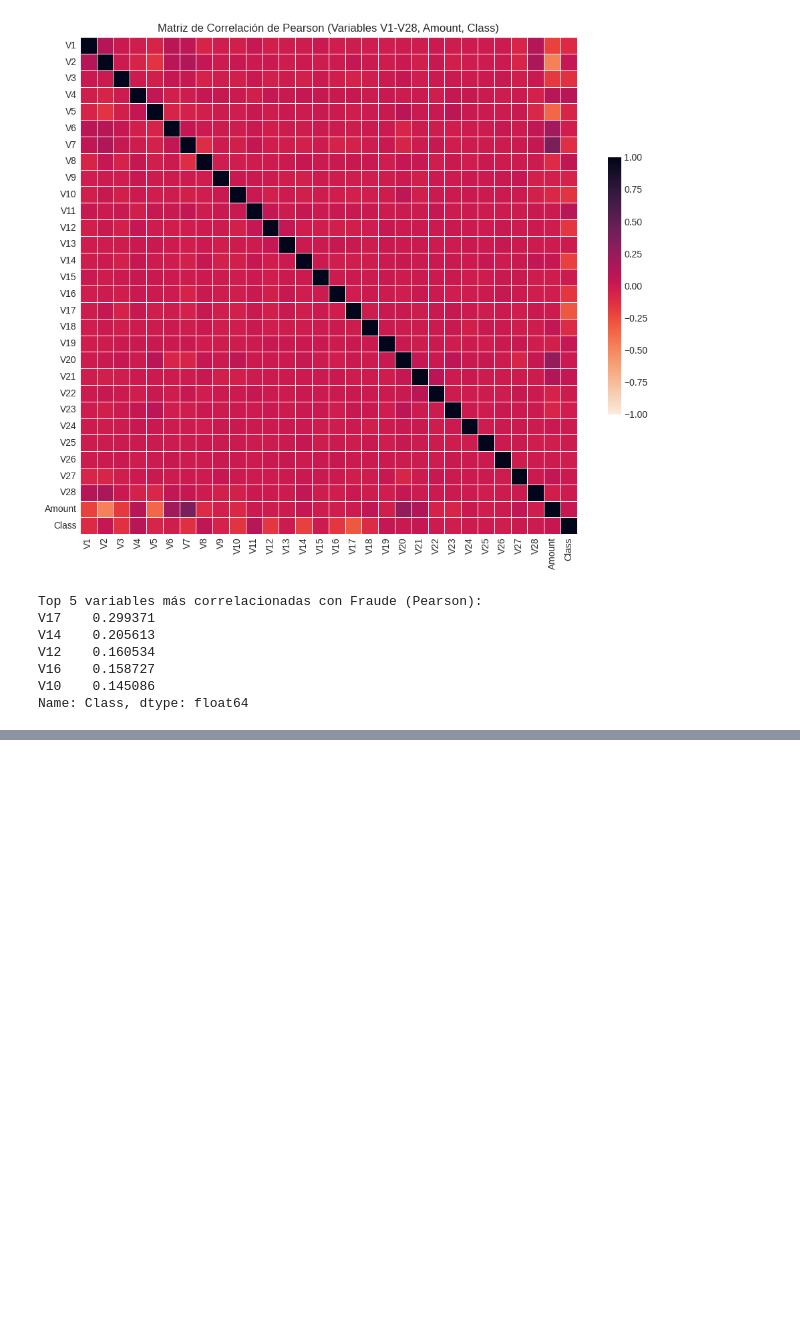
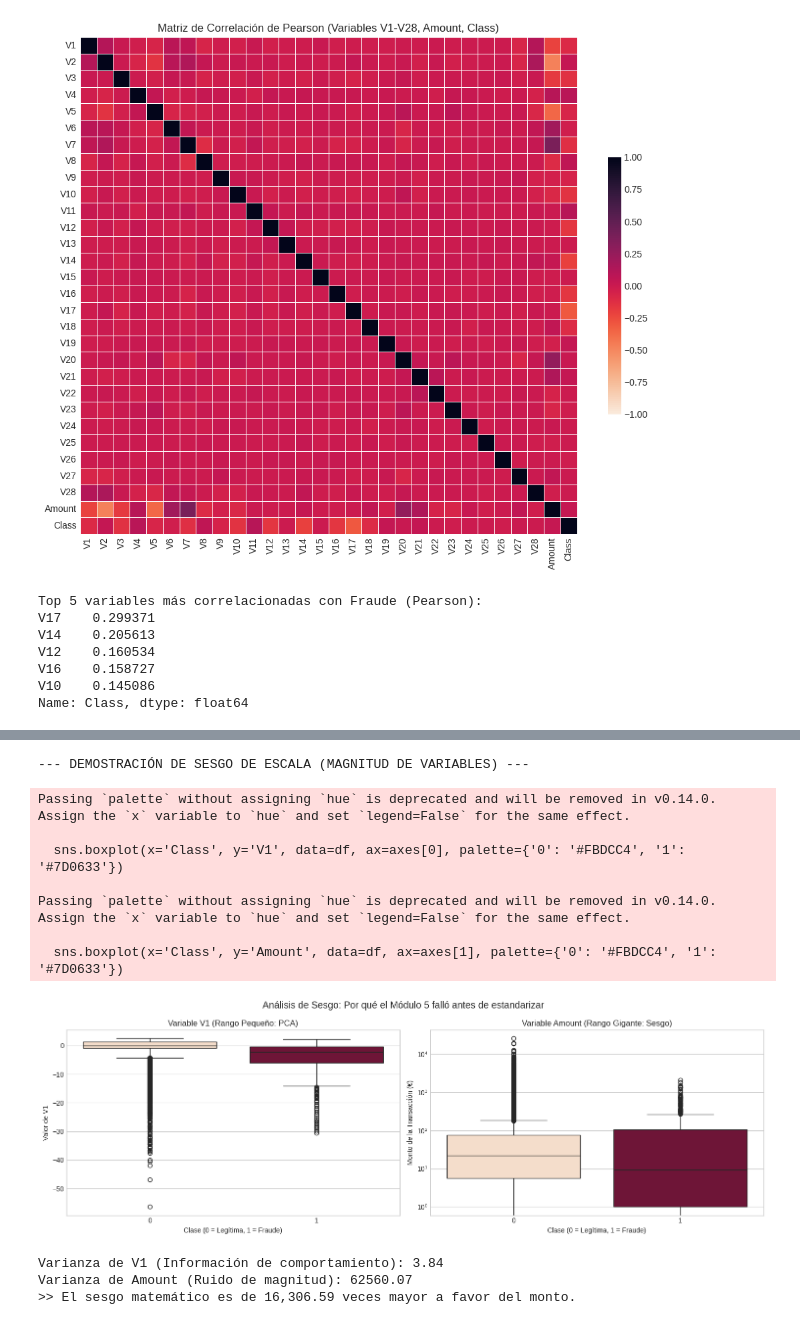
Before and after one commit to ksantistebant/bank, a Jupyter notebook: fraude.ipynb, the cells around one changed output, grey strips where cells are left out. Saved outputs shown, nothing was run; the diff lists cells and outputs as text; code cells hidden in the pictures; blank space fills up the shorter version.

Commit message:
feat: completa Avance 3 (M5 Similitud, M6 PCA, M8 Sesgos, M9 Simplex)

```diff
--- a/fraude.ipynb
+++ b/fraude.ipynb
@@ -240,0 +419,49 @@ Name: Class, dtype: float64
+# %%
+# ==========================================
+# MÓDULO 8: ANÁLISIS DE SESGOS (SCALE BIAS)
+# ==========================================
+import matplotlib.pyplot as plt
+import seaborn as sns
+
+print("--- DEMOSTRACIÓN DE SESGO DE ESCALA (MAGNITUD DE VARIABLES) ---")
+
+# 1. Comparamos la variable V1 (transformada) vs Amount (sin transformar)
+fig, axes = plt.subplots(1, 2, figsize=(15, 5))
+
+# Gráfica 1: Distribución de V1
+sns.boxplot(x='Class', y='V1', data=df, ax=axes[0], palette={'0': '#FBDCC4', '1': '#7D0633'})
+axes[0].set_title('Variable V1 (Rango Pequeño: PCA)')
+axes[0].set_ylabel('Valor de V1')
+axes[0].set_xlabel('Clase (0 = Legítima, 1 = Fraude)')
+
+# Gráfica 2: Distribución de Amount
+sns.boxplot(x='Class', y='Amount', data=df, ax=axes[1], palette={'0': '#FBDCC4', '1': '#7D0633'})
+axes[1].set_title('Variable Amount (Rango Gigante: Sesgo)')
+axes[1].set_ylabel('Monto de la Transacción (€)')
+axes[1].set_xlabel('Clase (0 = Legítima, 1 = Fraude)')
+axes[1].set_yscale('log') # Usamos escala logarítmica por los valores extremos
+
+plt.suptitle('Análisis de Sesgo: Por qué el Módulo 5 falló antes de estandarizar', fontsize=14)
+plt.tight_layout()
+plt.show()
+
+# 2. Demostración matemática del peso de la variable
+varianza_V1 = df['V1'].var()
+varianza_Amount = df['Amount'].var()
+
+print(f"Varianza de V1 (Información de comportamiento): {varianza_V1:.2f}")
+print(f"Varianza de Amount (Ruido de magnitud): {varianza_Amount:.2f}")
+print(f">> El sesgo matemático es de {varianza_Amount/varianza_V1:,.2f} veces mayor a favor del monto.")
+# %% [output]
+--- DEMOSTRACIÓN DE SESGO DE ESCALA (MAGNITUD DE VARIABLES) ---
+Passing `palette` without assigning `hue` is deprecated and will be removed in v0.14.0. Assign the `x` variable to `hue` and set `legend=False` for the same effect.
+
+  sns.boxplot(x='Class', y='V1', data=df, ax=axes[0], palette={'0': '#FBDCC4', '1': '#7D0633'})
+
+Passing `palette` without assigning `hue` is deprecated and will be removed in v0.14.0. Assign the `x` variable to `hue` and set `legend=False` for the same effect.
+
+  sns.boxplot(x='Class', y='Amount', data=df, ax=axes[1], palette={'0': '#FBDCC4', '1': '#7D0633'})
+[figure, added]
+Varianza de V1 (Información de comportamiento): 3.84
+Varianza de Amount (Ruido de magnitud): 62560.07
+>> El sesgo matemático es de 16,306.59 veces mayor a favor del monto.
```
Also changed, not shown: parts of 5 cells of this notebook, 8 other files.
